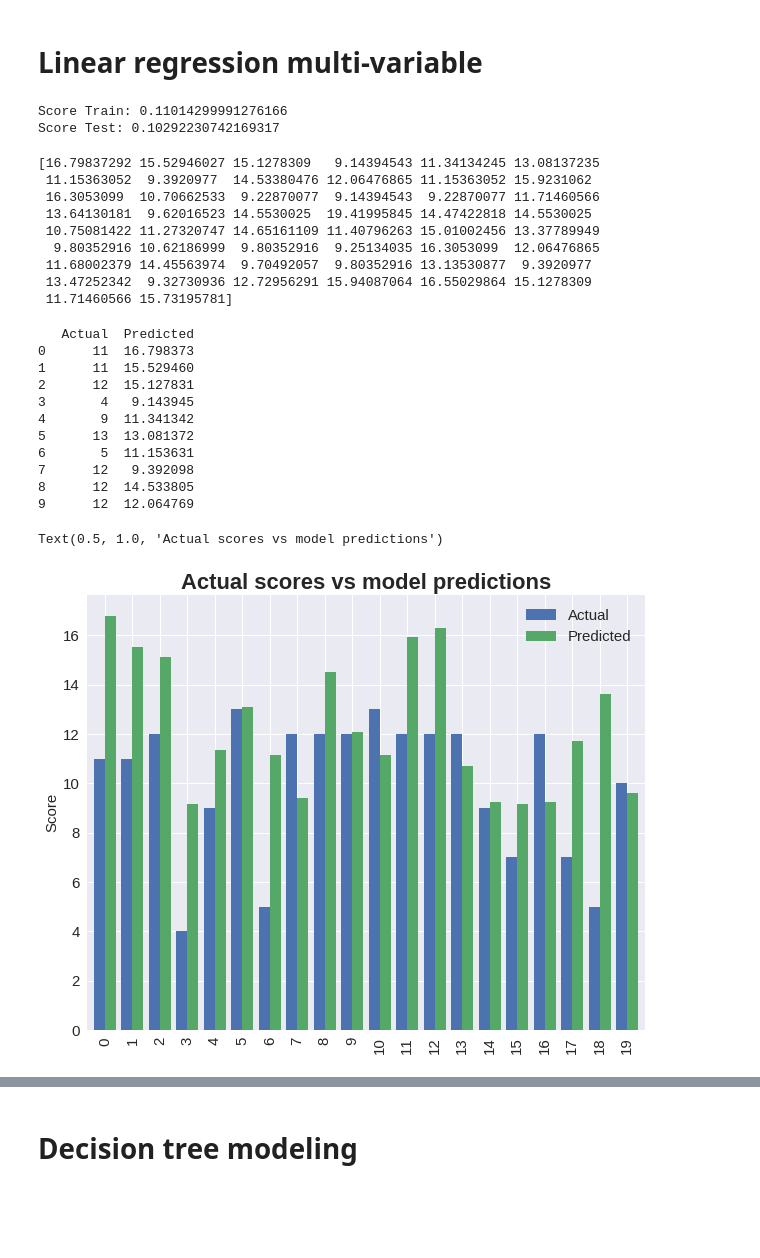
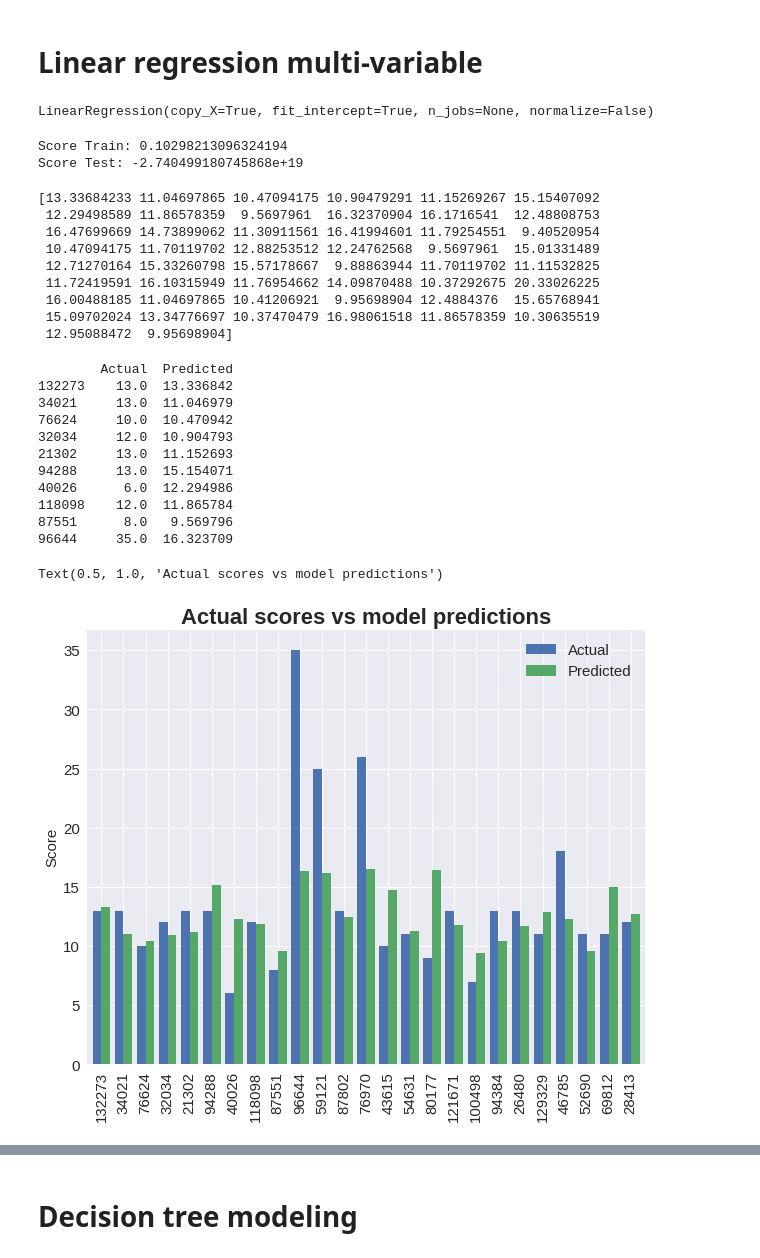
Before and after one commit to eungam/NYC-restaurant-inspections, a Jupyter notebook: Copy_of_Final_Project_Restaurant_Grades_NYC.ipynb, the cells around one changed output, grey strips where cells are left out. Cells and saved outputs as stored; diff of their text form; code cells hidden in the pictures; blank space fills up the shorter version.

```diff
--- a/Copy_of_Final_Project_Restaurant_Grades_NYC.ipynb
+++ b/Copy_of_Final_Project_Restaurant_Grades_NYC.ipynb
@@ -31,6 +31,8 @@ dataset.head()
 # renaming columns
 # deleting useless columns
 
+# removing rows where ACTION = Establishment re-opened by DOHMH as they do not have a valid grade as per data documentation (grade of PREVIOUS inspection)
+dataset = dataset.drop(dataset[(dataset['ACTION'] == 'Establishment re-opened by DOHMH')].index)
 
 dataset = dataset.rename(
     columns={
@@ -168,5 +170,5 @@ dataset_num.head(5)
 # Linear regression multi-variable
 # %%
 # defining X and y, y being the SCORE and X being all other columns *not SCORE*
-y = dataset_num["SCORE"].values.astype(int)
+y = dataset_num["SCORE"]
 X = dataset_num.drop("SCORE", axis=1)
@@ -185,49 +192,50 @@ from sklearn.linear_model import LinearRegression
 reg = LinearRegression()
 
 reg.fit(X_train, y_train)
-
-
-print("Score Train:",reg.score (X_train, y_train))
-print("Score Test:",reg.score (X_test, y_test))
 # %% [output]
-Score Train: 0.11014299991276166
-Score Test: 0.10292230742169317
+LinearRegression(copy_X=True, fit_intercept=True, n_jobs=None, normalize=False)
+# %%
+print("Score Train:",reg.score (X_train, y_train))
+print("Score Test:",reg.score (X_test, y_test))
+# %% [output]
+Score Train: 0.10298213096324194
+Score Test: -2.740499180745868e+19
 # %%
 predictions = reg.predict(X_test)
 print(predictions[0:50])
 # %% [output]
-[16.79837292 15.52946027 15.1278309   9.14394543 11.34134245 13.08137235
- 11.15363052  9.3920977  14.53380476 12.06476865 11.15363052 15.9231062
- 16.3053099  10.70662533  9.22870077  9.14394543  9.22870077 11.71460566
- 13.64130181  9.62016523 14.5530025  19.41995845 14.47422818 14.5530025
- 10.75081422 11.27320747 14.65161109 11.40796263 15.01002456 13.37789949
-  9.80352916 10.62186999  9.80352916  9.25134035 16.3053099  12.06476865
- 11.68002379 14.45563974  9.70492057  9.80352916 13.13530877  9.3920977
- 13.47252342  9.32730936 12.72956291 15.94087064 16.55029864 15.1278309
- 11.71460566 15.73195781]
+[13.33684233 11.04697865 10.47094175 10.90479291 11.15269267 15.15407092
+ 12.29498589 11.86578359  9.5697961  16.32370904 16.1716541  12.48808753
+ 16.47699669 14.73899062 11.30911561 16.41994601 11.79254551  9.40520954
+ 10.47094175 11.70119702 12.88253512 12.24762568  9.5697961  15.01331489
+ 12.71270164 15.33260798 15.57178667  9.88863944 11.70119702 11.11532825
+ 11.72419591 16.10315949 11.76954662 14.09870488 10.37292675 20.33026225
+ 16.00488185 11.04697865 10.41206921  9.95698904 12.4884376  15.65768941
+ 15.09702024 13.34776697 10.37470479 16.98061518 11.86578359 10.30635519
+ 12.95088472  9.95698904]
 # %%
 # comparing predictions vs y_test
 predictions_df = pd.DataFrame({'Actual': y_test, 'Predicted': predictions})
 print(predictions_df.head(10))
 # %% [output]
-   Actual  Predicted
-0      11  16.798373
-1      11  15.529460
-2      12  15.127831
-3       4   9.143945
-4       9  11.341342
-5      13  13.081372
-6       5  11.153631
-7      12   9.392098
-8      12  14.533805
-9      12  12.064769
+        Actual  Predicted
+132273    13.0  13.336842
+34021     13.0  11.046979
+76624     10.0  10.470942
+32034     12.0  10.904793
+21302     13.0  11.152693
+94288     13.0  15.154071
+40026      6.0  12.294986
+118098    12.0  11.865784
+87551      8.0   9.569796
+96644     35.0  16.323709
 # %%
 # plotting actual vs predicted values
-pred_plot = predictions_df.head(20)
+pred_plot = predictions_df.head(25)
 pred_plot.plot(kind='bar',figsize=(10,8), fontsize=15, width=0.8)
 plt.ylabel('Score', fontsize=15)
 plt.legend(fontsize= 15)
 plt.title('Actual scores vs model predictions', fontsize=22, fontweight='bold')
 # %% [output]
 Text(0.5, 1.0, 'Actual scores vs model predictions')
-[figure, old version]
+[figure, new version]
```
Also changed, not shown: parts of 49 cells of this notebook.
